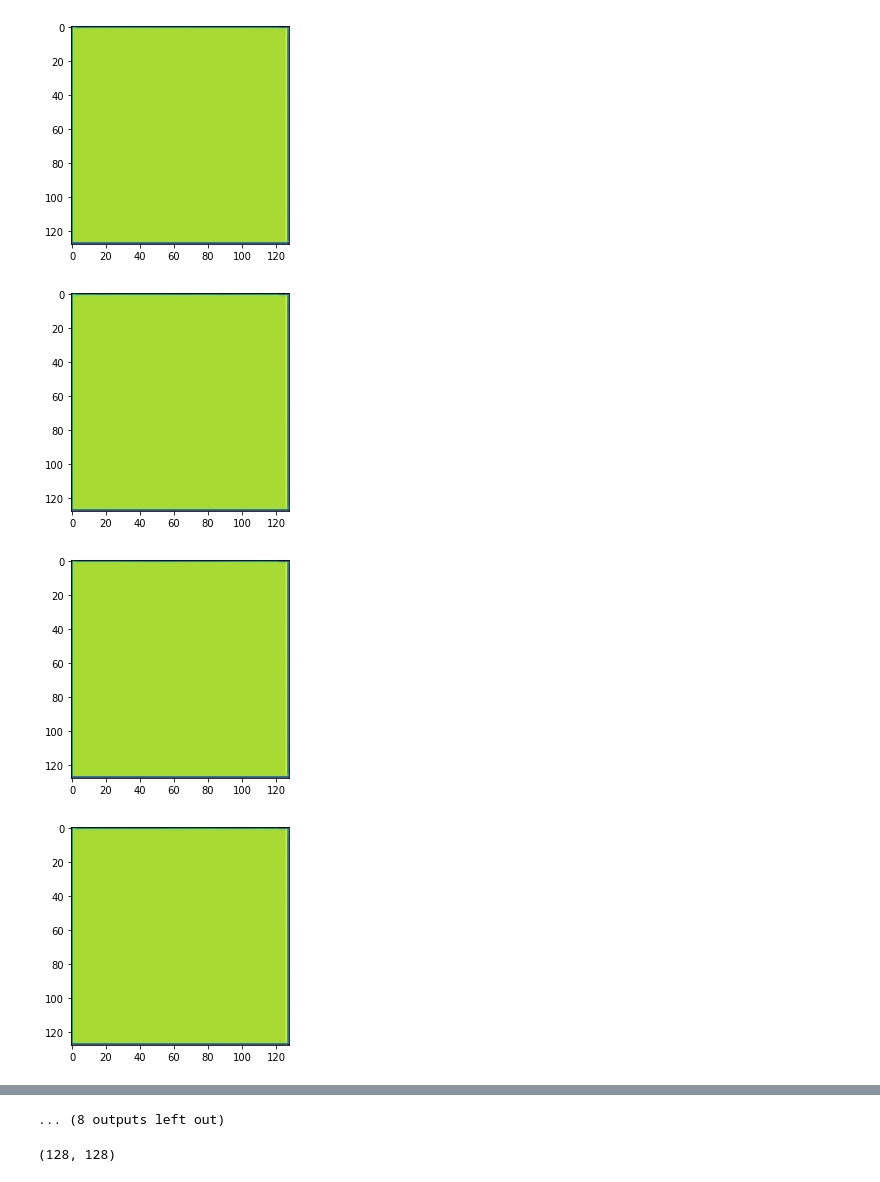
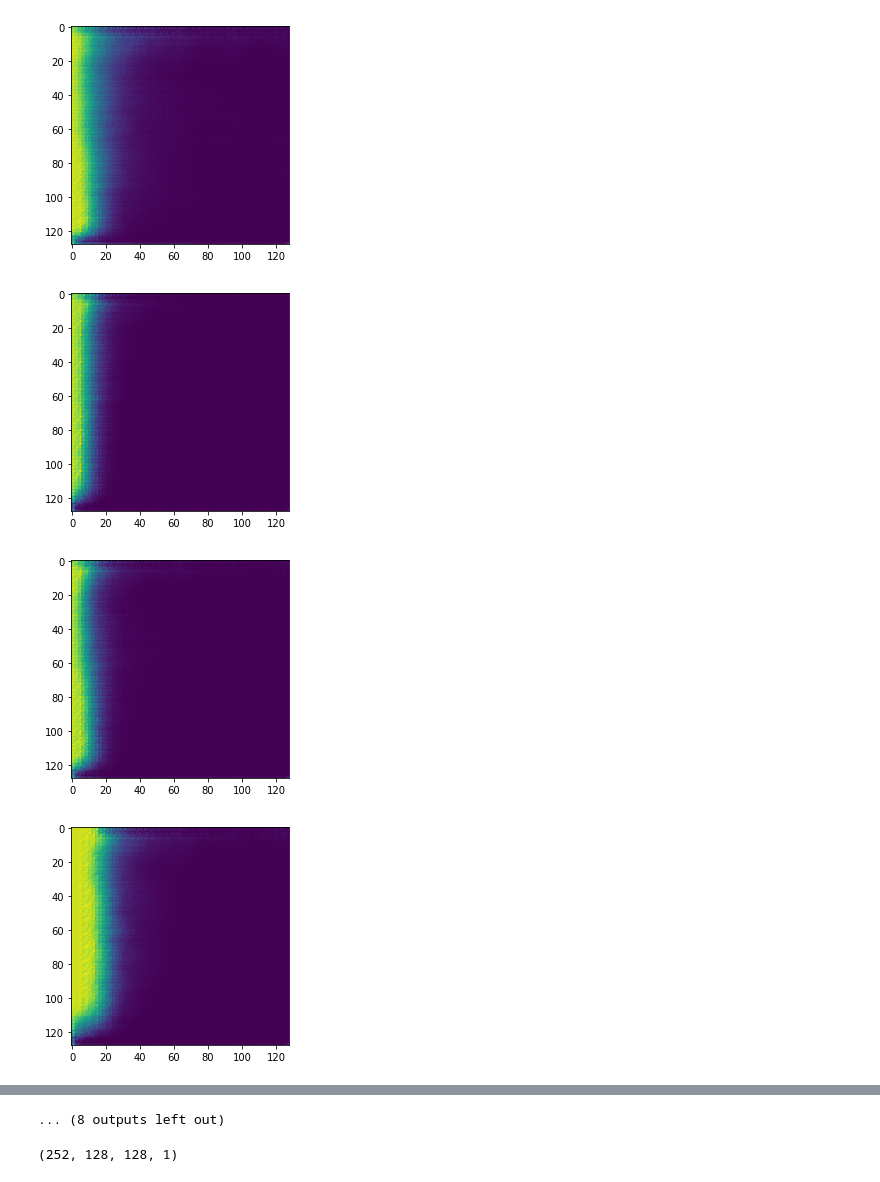
Before and after one commit to alejandrodl/drum-sample-retrieval-vocalisation, a Jupyter notebook: src/models/check_embeddings_and_reconstructions.ipynb, the cells around one changed output, grey strips where cells are left out. Cells and saved outputs as stored; diff of their text form; code cells hidden in the pictures.

```diff
--- a/src/models/check_embeddings_and_reconstructions.ipynb
+++ b/src/models/check_embeddings_and_reconstructions.ipynb
@@ -36,18 +47,28 @@ AttributeError: module 'sklearn' has no attribute 'manifold'
 # %%
-spectrograms = np.load('../../data/processed/reconstructions/RI_KSH/reconstructions_ref_RI_KSH_0.npy')
-reconstructions = np.load('../../data/processed/reconstructions/RI_KSH/reconstructions_imi_RI_KSH_0.npy')
+#spectrograms = np.load('../../data/processed/reconstructions/RI_KSH/reconstructions_ref_RI_KSH_0.npy')
+#reconstructions = np.load('../../data/processed/reconstructions/RI_KSH/reconstructions_imi_RI_KSH_0.npy')
 
-for n in range(10):
+spectrograms = np.load('../../data/processed/reconstructions/unsupervised/reconstructions_ref_unsupervised_0.npy')
+reconstructions = np.load('../../data/processed/reconstructions/unsupervised/reconstructions_imi_unsupervised_0.npy')
+originals = np.load('../../data/processed/reconstructions/unsupervised/reconstructions_imi_unsupervised_0.npy')
+
+ns = [0,4,9,15]
+
+for n in ns:
 
     plt.figure()
     plt.imshow(spectrograms[n,:,:,0])
     plt.show()
 
     plt.figure()
+    plt.imshow(originals[n,:,:,0])
+    plt.show()
+
+    plt.figure()
     plt.imshow(reconstructions[n,:,:,0])
     plt.show()
 # %% [output]
-[figure, old version]
+[figure, new version]
-[figure, old version]
+[figure, new version]
-[figure, old version]
+[figure, new version]
-[figure, old version]
+[figure, new version]
@@ -62,5 +83,5 @@ for n in range(10):
 ... (8 outputs left out)
 # %%
-reconstructions[n,:,:,0].shape
+reconstructions.shape
 # %% [output]
-(128, 128)
+(252, 128, 128, 1)
```
Also changed, not shown: parts of 2 cells of this notebook, 14 other files.
